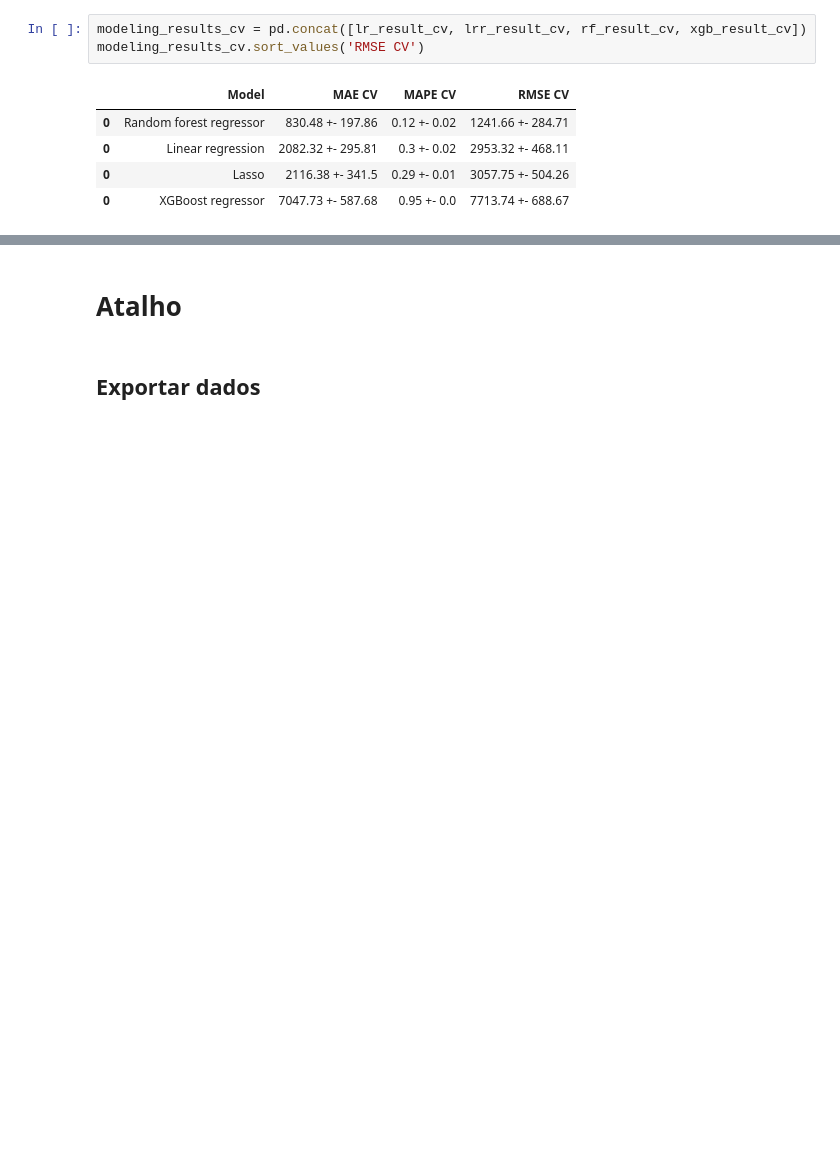
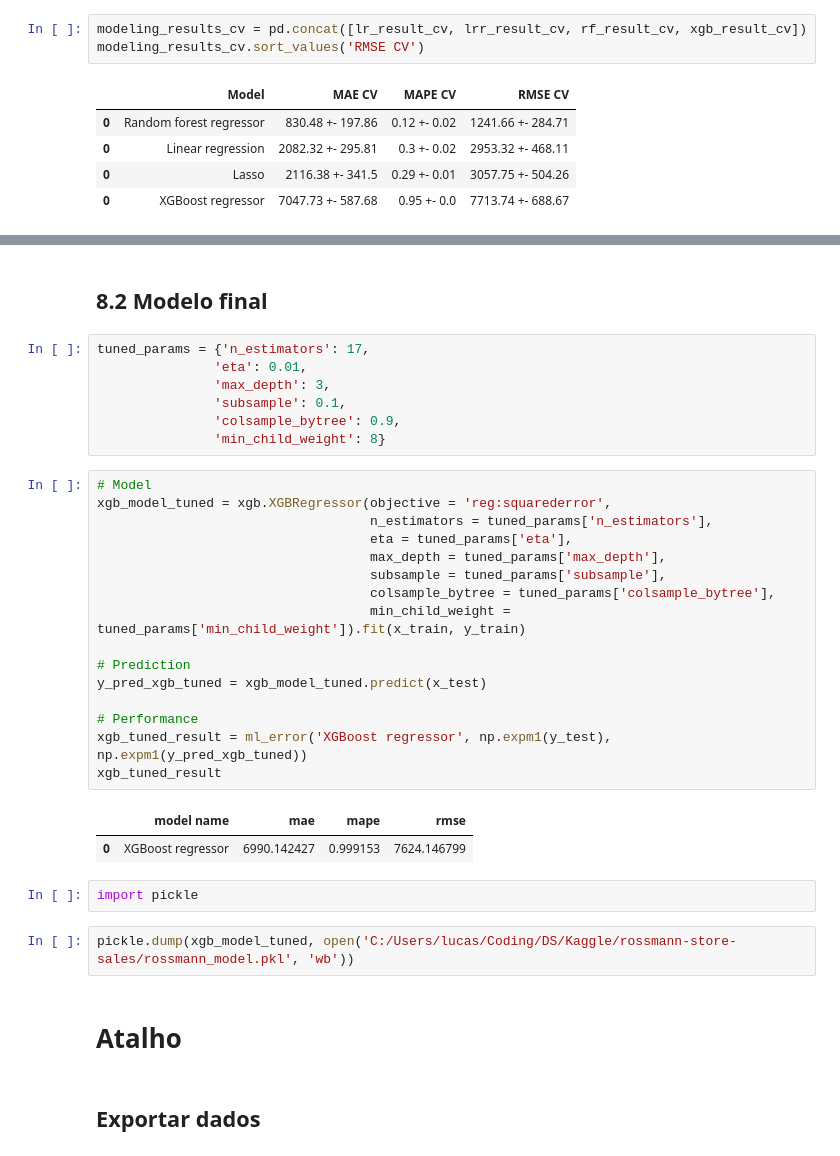
Before and after one commit to paixaols/rossmann-store-sales, a Jupyter notebook: Rossmann_sales_prediction.ipynb, the cells around one changed output, grey strips where cells are left out. Drawn from its saved outputs; the diff is of its cells as text; blank space fills up the shorter version.

```diff
--- a/Rossmann_sales_prediction.ipynb
+++ b/Rossmann_sales_prediction.ipynb
@@ -1139,3 +1175,35 @@ modeling_results_cv.sort_values('RMSE CV')
+# %% [markdown]
+## 8.2 Modelo final
+# %%
+tuned_params = {'n_estimators': 17,
+               'eta': 0.01,
+               'max_depth': 3,
+               'subsample': 0.1,
+               'colsample_bytree': 0.9,
+               'min_child_weight': 8}
+# %%
+# Model
+xgb_model_tuned = xgb.XGBRegressor(objective = 'reg:squarederror',
+                                   n_estimators = tuned_params['n_estimators'],
+                                   eta = tuned_params['eta'],
+                                   max_depth = tuned_params['max_depth'],
+                                   subsample = tuned_params['subsample'],
+                                   colsample_bytree = tuned_params['colsample_bytree'],
+                                   min_child_weight = tuned_params['min_child_weight']).fit(x_train, y_train)
+
+# Prediction
+y_pred_xgb_tuned = xgb_model_tuned.predict(x_test)
+
+# Performance
+xgb_tuned_result = ml_error('XGBoost regressor', np.expm1(y_test), np.expm1(y_pred_xgb_tuned))
+xgb_tuned_result
+# %% [output]
+|  | model name | mae | mape | rmse |
+| 0 | XGBoost regressor | 6990.142427 | 0.999153 | 7624.146799 |
+# %%
+import pickle
+# %%
+pickle.dump(xgb_model_tuned, open('C:/Users/lucas/Coding/DS/Kaggle/rossmann-store-sales/rossmann_model.pkl', 'wb'))
 # %% [markdown]
 # Atalho
 # %% [markdown]
```
Also changed, not shown: parts of 7 cells of this notebook.
